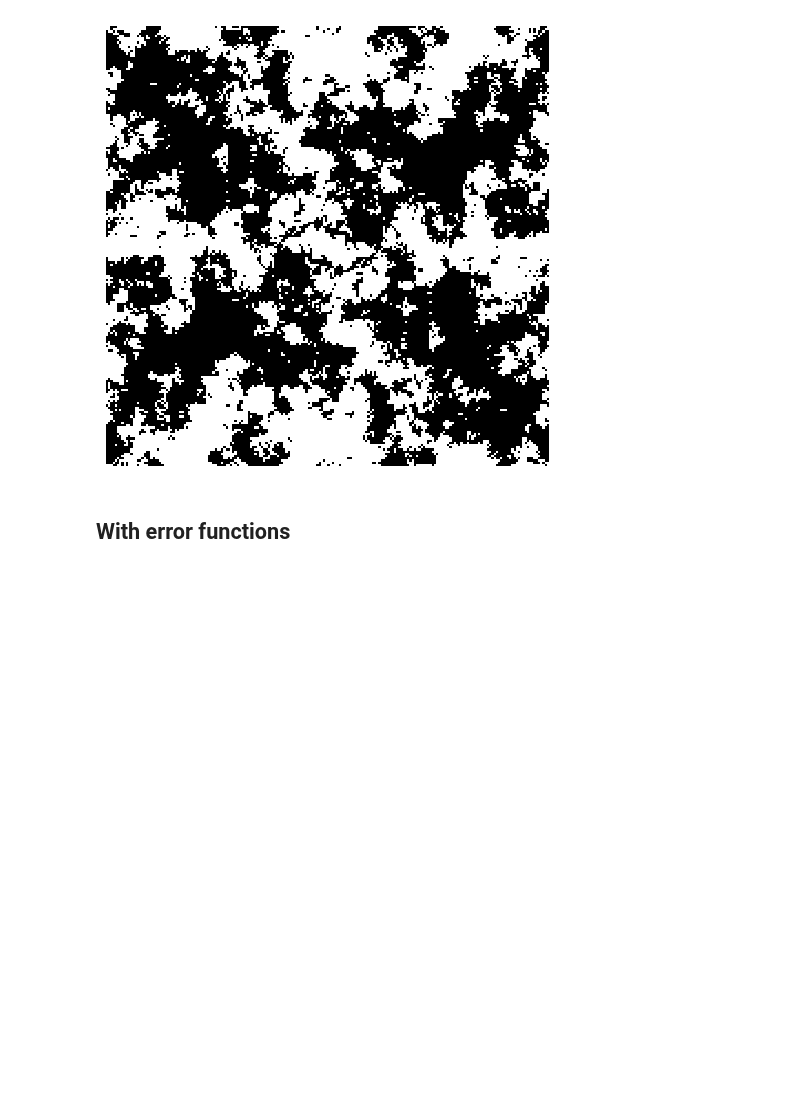
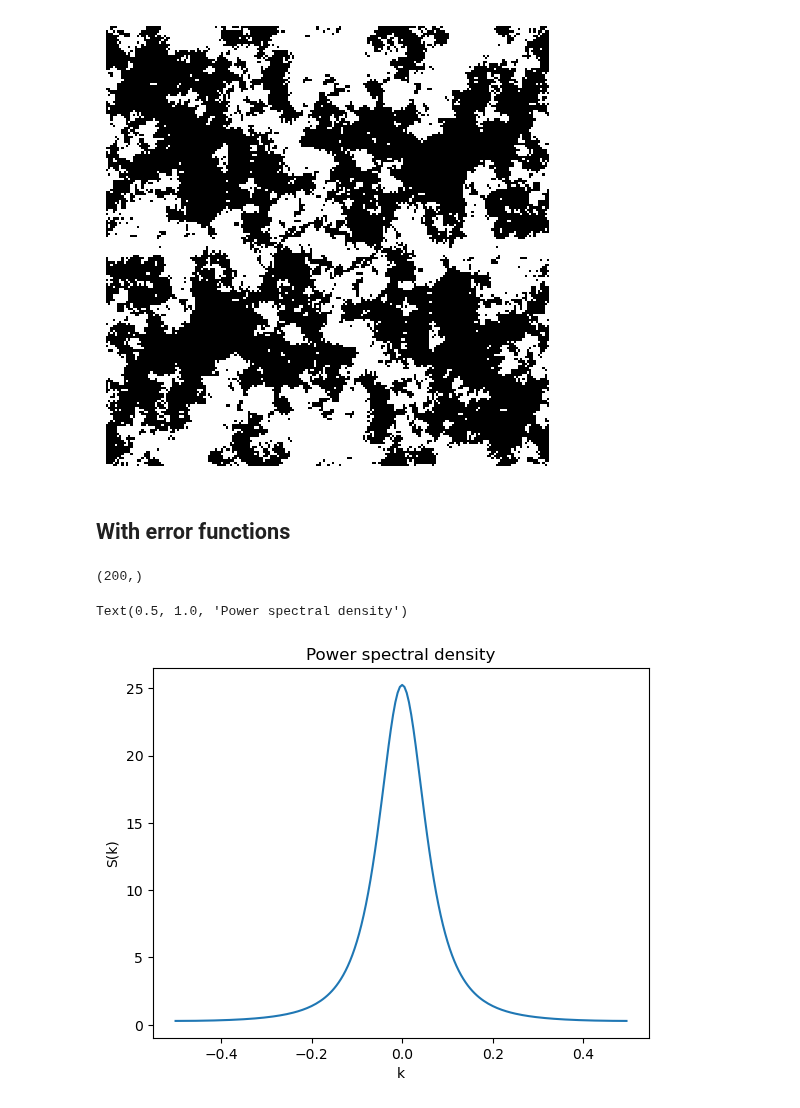
Before and after one commit to Priesemann-Group/perspective_heart_and_brain, a Jupyter notebook: notebooks/disorder_exp_correlation.ipynb, the cells around one changed output. Cells and saved outputs as stored; diff of their text form; code cells hidden in the pictures; blank space fills up the shorter version.

```diff
--- a/notebooks/disorder_exp_correlation.ipynb
+++ b/notebooks/disorder_exp_correlation.ipynb
@@ -483,2 +506,26 @@ def correlated_disorder(L,xi, seed=1000):
 
     return Gx1_2d,Gx2_2d
+# %%
+
+L=200
+xi=2
+x = np.arange(-L//2, L//2)
+print(x.shape)
+y = np.arange(-L//2, L//2 )
+X, Y = np.meshgrid(x, y)
+coords = np.vstack([X.ravel(), Y.ravel()]).T
+
+Cx = C_exponential(coords, xi).reshape(x.size, y.size)
+Ck_2d = np.fft.fft2(Cx)
+k_2d = np.fft.fftfreq(Cx.shape[0], d=1)
+Sk_2d = np.abs(Ck_2d)
+
+k_, Sk_ = zip(*sorted(zip(k_2d, Sk_2d[0])))
+plt.plot(k_, Sk_)
+plt.xlabel('k')
+plt.ylabel('S(k)')
+plt.title('Power spectral density')
+# %% [output]
+(200,)
+Text(0.5, 1.0, 'Power spectral density')
+[figure, added]
```
Also changed, not shown: parts of 14 cells of this notebook, 4 other files.
